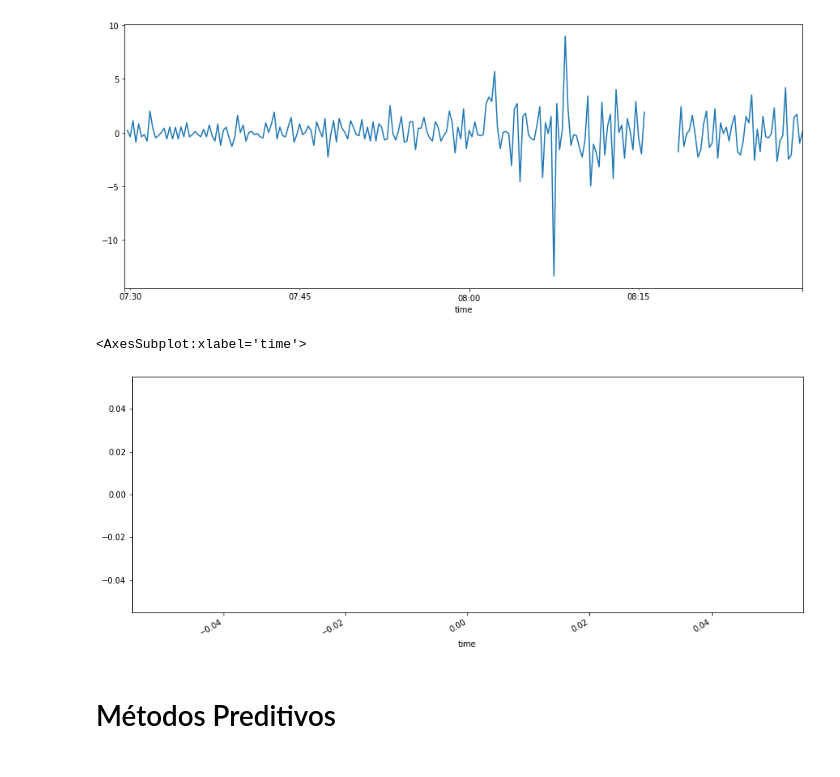
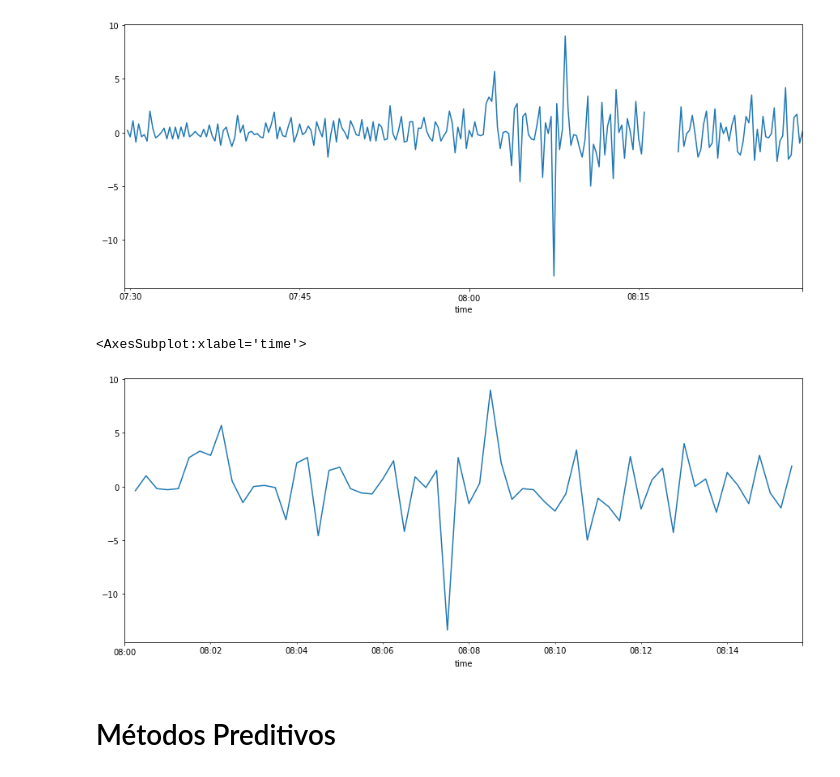
Before and after one commit to Oraculum-Fatec/api-monitoramento-site, a Jupyter notebook: Time_Serires.ipynb, the cells around one changed output. Drawn from its saved outputs; the diff is of its cells as text; code cells hidden in the pictures.

```diff
--- a/Time_Serires.ipynb
+++ b/Time_Serires.ipynb
@@ -167,11 +167,11 @@ df.process_cpu_percent.diff().plot(figsize=(15, 6))
 <AxesSubplot:xlabel='time'>
 [figure]
 # %%
-filtro = (df.index.hour >= 3000) & (df.index.minute <= 6000)
+filtro = (df.index.minute >= 0) & (df.index.minute <= 15)
 df[filtro].process_cpu_percent.diff().plot(figsize=(15,6))
 # %% [output]
 <AxesSubplot:xlabel='time'>
-[figure, old version]
+[figure, new version]
 # %% [markdown]
 # Métodos Preditivos
 # %% [markdown]
```
Also changed, not shown: parts of 3 cells of this notebook.
